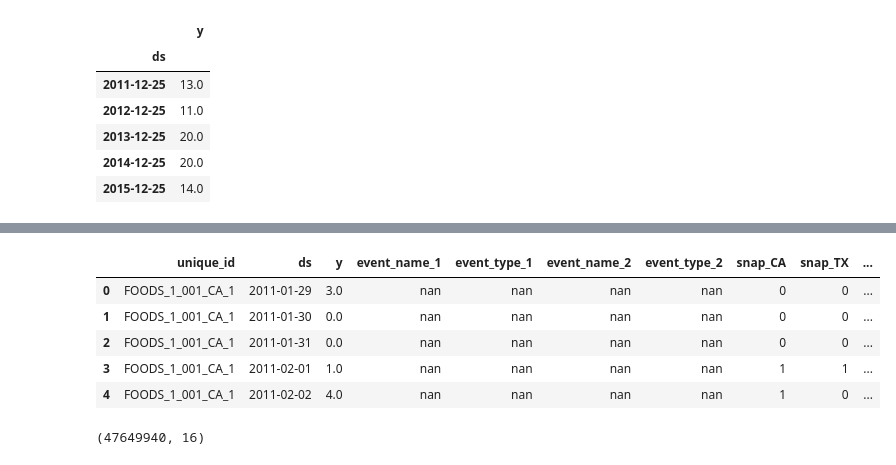
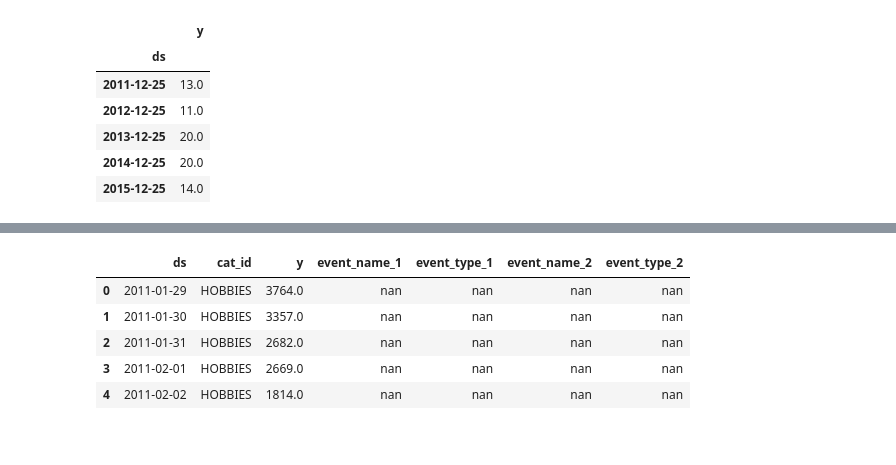
Before and after one commit to jclaudio019/retail-operations, a Jupyter notebook: 01_data_exploration.ipynb, the cells around one changed output, grey strips where cells are left out. Cells and saved outputs as stored; diff of their text form; code cells hidden in the pictures.

```diff
--- a/01_data_exploration.ipynb
+++ b/01_data_exploration.ipynb
@@ -104,3 +111,13 @@ We keep three related category-level tables throughout the notebook:
 - `category_daily_normalized`: a diagnostic-only view that excludes December 25 so one extreme holiday does not dominate certain charts
 
 Important: December 25 is **not** deleted from the raw data. It stays in the raw and event-aware views. It is only excluded from the normalized diagnostic view.
+# %%
+# Set raw data by category
+category_daily_raw = (
+    raw_data
+    .groupby(["ds", "cat_id",], as_index=False, observed=True)
+    .agg(y=("y", "sum"))
+    .sort_values(["cat_id", "ds"])
+    .reset_index(drop=True)
+)
+category_daily_raw.head()
@@ -107,14 +131,28 @@ Important: December 25 is **not** deleted from the raw data. It stays in the raw
+# %%
+calendar_daily = (
+    raw_data[
+        [
+            "ds",
+            "event_name_1",
+            "event_type_1",
+            "event_name_2",
+            "event_type_2",
+        ]
+    ]
+    .drop_duplicates(subset="ds")
+)
 # %%
-category_daily_event_enriched = raw_data.copy()
+# Adding the events informtion to the raw data (not excluding any data point)
+category_daily_event_enriched = category_daily_raw.merge(
+    calendar_daily,
+    on="ds",
+    how="left"
+)
 category_daily_event_enriched.head()
 # %% [output]
-|  | unique_id | ds | y | event_name_1 | event_type_1 | event_name_2 | event_type_2 | snap_CA | snap_TX | ... |
-| 0 | FOODS_1_001_CA_1 | 2011-01-29 | 3.0 | nan | nan | nan | nan | 0 | 0 | ... |
-| 1 | FOODS_1_001_CA_1 | 2011-01-30 | 0.0 | nan | nan | nan | nan | 0 | 0 | ... |
-| 2 | FOODS_1_001_CA_1 | 2011-01-31 | 0.0 | nan | nan | nan | nan | 0 | 0 | ... |
-| 3 | FOODS_1_001_CA_1 | 2011-02-01 | 1.0 | nan | nan | nan | nan | 1 | 1 | ... |
-| 4 | FOODS_1_001_CA_1 | 2011-02-02 | 4.0 | nan | nan | nan | nan | 1 | 0 | ... |
+|  | ds | cat_id | y | event_name_1 | event_type_1 | event_name_2 | event_type_2 |
+| 0 | 2011-01-29 | HOBBIES | 3764.0 | nan | nan | nan | nan |
+| 1 | 2011-01-30 | HOBBIES | 3357.0 | nan | nan | nan | nan |
+| 2 | 2011-01-31 | HOBBIES | 2682.0 | nan | nan | nan | nan |
+| 3 | 2011-02-01 | HOBBIES | 2669.0 | nan | nan | nan | nan |
+| 4 | 2011-02-02 | HOBBIES | 1814.0 | nan | nan | nan | nan |
-# %%
-category_daily_event_enriched.shape
-# %% [output]
-(47649940, 16)
```
Also changed, not shown: parts of 35 cells of this notebook, 1 other file.
